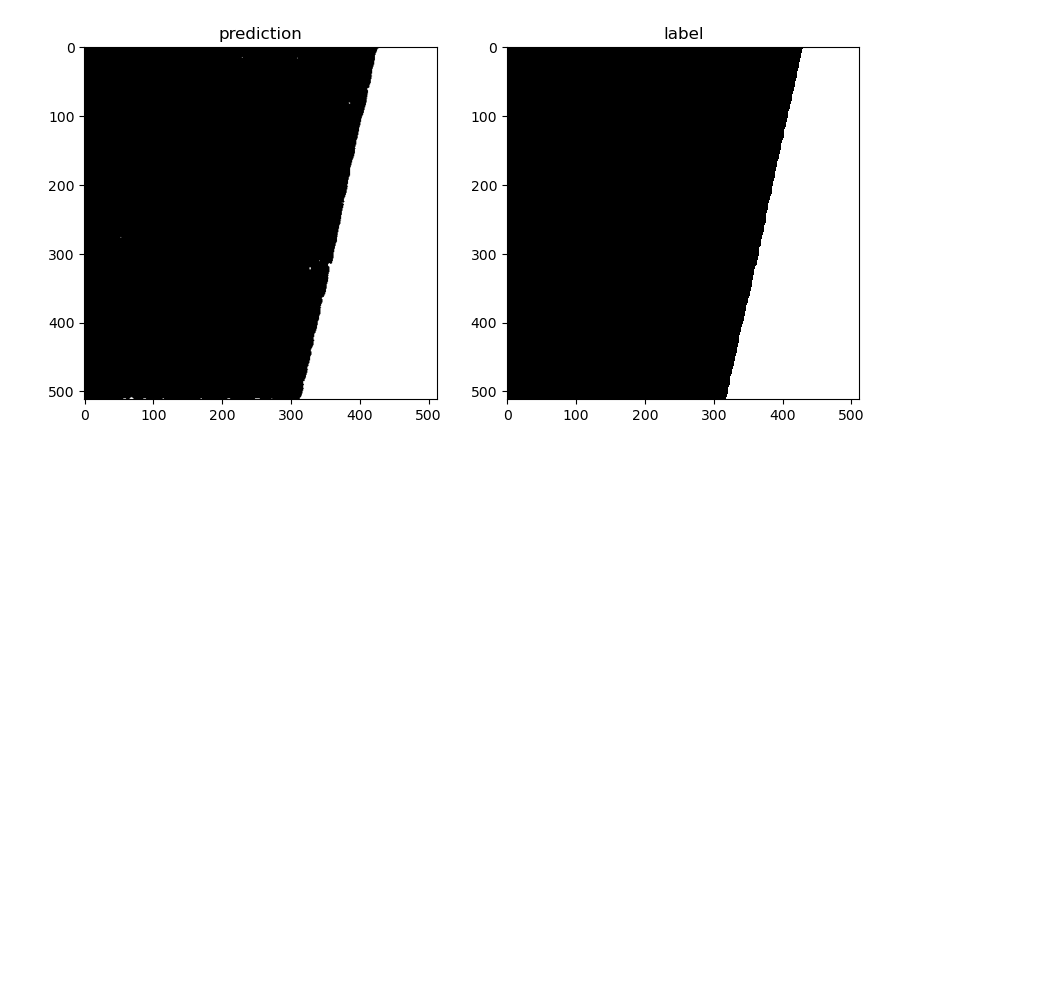
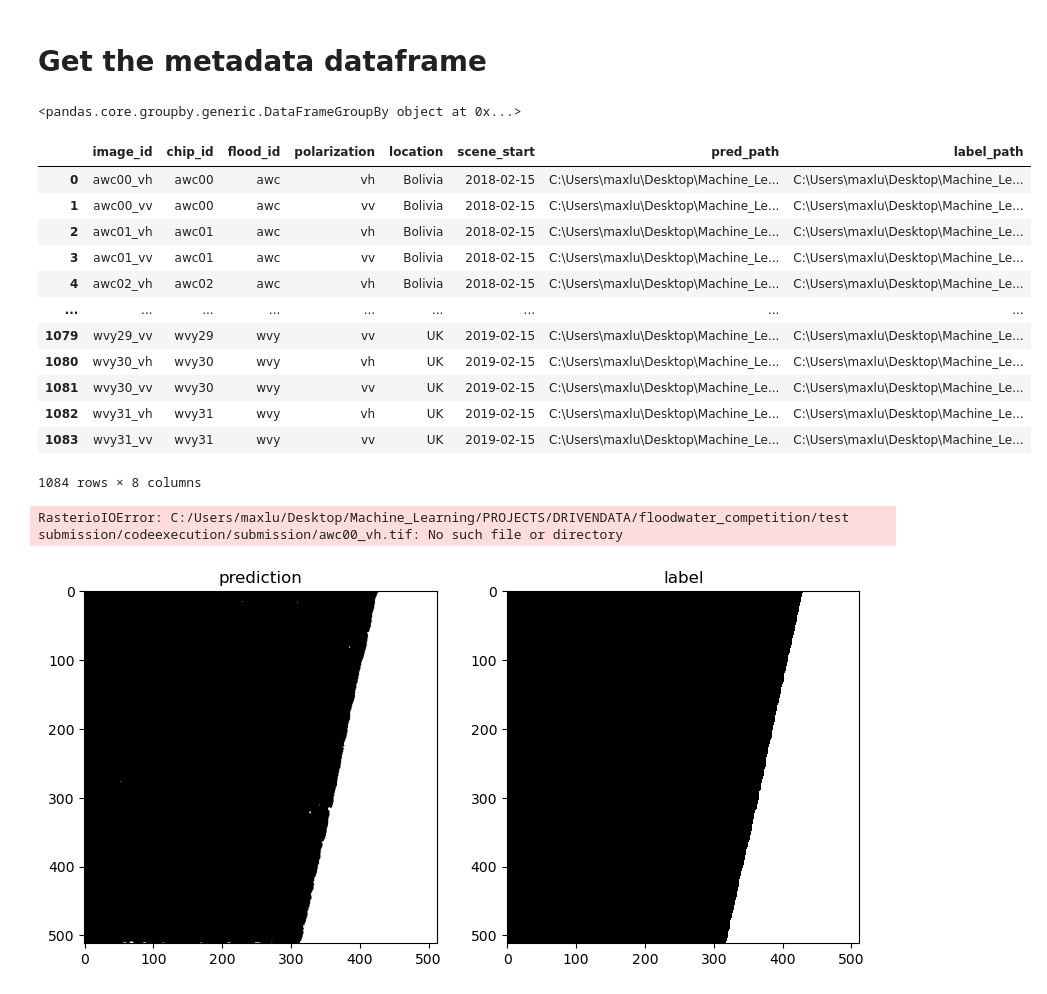
Before and after one commit to max-lutz/floodwater_competition, a Jupyter notebook: EDA/check output file.ipynb, the cells around one changed output. Cells and saved outputs as stored; diff of their text form; code cells hidden in the pictures; blank space fills up the shorter version.

```diff
--- a/EDA/check output file.ipynb
+++ b/EDA/check output file.ipynb
@@ -15,3 +31,44 @@ def numpy_mask(image_path):
 
     with rasterio.open(image_path) as img:
         return img.read(1, masked=True)
+# %% [markdown]
+# Get the metadata dataframe
+# %%
+# This is where our downloaded images and metadata live locally
+DATA_PATH = Path.cwd().parent / "runtime" / "data" / "train_features"
+train_metadata = pd.read_csv(
+    DATA_PATH / "flood-training-metadata.csv", parse_dates=["scene_start"]
+)
+
+train_metadata = train_metadata.groupby("chip_id")
+train_metadata
+# %% [output]
+<pandas.core.groupby.generic.DataFrameGroupBy object at 0x...>
+# %%
+
+PRED_PATH = Path.cwd().parent / "test submission" / "codeexecution"
+train_metadata["pred_path"] = (
+    str(PRED_PATH / "submission")
+    / train_metadata.chip_id.path.with_suffix(".tif").path
+)
+
+train_metadata["label_path"] = (
+    str(DATA_PATH / "train_labels")
+    / train_metadata.chip_id.path.with_suffix(".tif").path
+)
+# %%
+train_metadata
+# %% [output]
+|  | image_id | chip_id | flood_id | polarization | location | scene_start | pred_path | label_path |
+| 0 | awc00_vh | awc00 | awc | vh | Bolivia | 2018-02-15 | C:\Users\maxlu\Desktop\Machine_Le... | C:\Users\maxlu\Desktop\Machine_Le... |
+| 1 | awc00_vv | awc00 | awc | vv | Bolivia | 2018-02-15 | C:\Users\maxlu\Desktop\Machine_Le... | C:\Users\maxlu\Desktop\Machine_Le... |
+| 2 | awc01_vh | awc01 | awc | vh | Bolivia | 2018-02-15 | C:\Users\maxlu\Desktop\Machine_Le... | C:\Users\maxlu\Desktop\Machine_Le... |
+| 3 | awc01_vv | awc01 | awc | vv | Bolivia | 2018-02-15 | C:\Users\maxlu\Desktop\Machine_Le... | C:\Users\maxlu\Desktop\Machine_Le... |
+| 4 | awc02_vh | awc02 | awc | vh | Bolivia | 2018-02-15 | C:\Users\maxlu\Desktop\Machine_Le... | C:\Users\maxlu\Desktop\Machine_Le... |
+| ... | ... | ... | ... | ... | ... | ... | ... | ... |
+| 1079 | wvy29_vv | wvy29 | wvy | vv | UK | 2019-02-15 | C:\Users\maxlu\Desktop\Machine_Le... | C:\Users\maxlu\Desktop\Machine_Le... |
+| 1080 | wvy30_vh | wvy30 | wvy | vh | UK | 2019-02-15 | C:\Users\maxlu\Desktop\Machine_Le... | C:\Users\maxlu\Desktop\Machine_Le... |
+| 1081 | wvy30_vv | wvy30 | wvy | vv | UK | 2019-02-15 | C:\Users\maxlu\Desktop\Machine_Le... | C:\Users\maxlu\Desktop\Machine_Le... |
+| 1082 | wvy31_vh | wvy31 | wvy | vh | UK | 2019-02-15 | C:\Users\maxlu\Desktop\Machine_Le... | C:\Users\maxlu\Desktop\Machine_Le... |
+| 1083 | wvy31_vv | wvy31 | wvy | vv | UK | 2019-02-15 | C:\Users\maxlu\Desktop\Machine_Le... | C:\Users\maxlu\Desktop\Machine_Le... |
+1084 rows × 8 columns
@@ -18,3 +80,9 @@ def numpy_mask(image_path):
+# %%
+# print score
+result = [get_score(x, y) for x, y in zip(train_metadata['pred_path'], train_metadata['label_path'])]
+result
+# %% [output]
+RasterioIOError: C:/Users/maxlu/Desktop/Machine_Learning/PROJECTS/DRIVENDATA/floodwater_competition/test submission/codeexecution/submission/awc00_vh.tif: No such file or directory
 # %%
 mypath = os.path.join(os.path.dirname(os.getcwd()), 'test submission', 'codeexecution', 'submission')
 files = [f for f in listdir(mypath) if isfile(join(mypath, f))]
```
Also changed, not shown: parts of 2 cells of this notebook, 2 other files.
